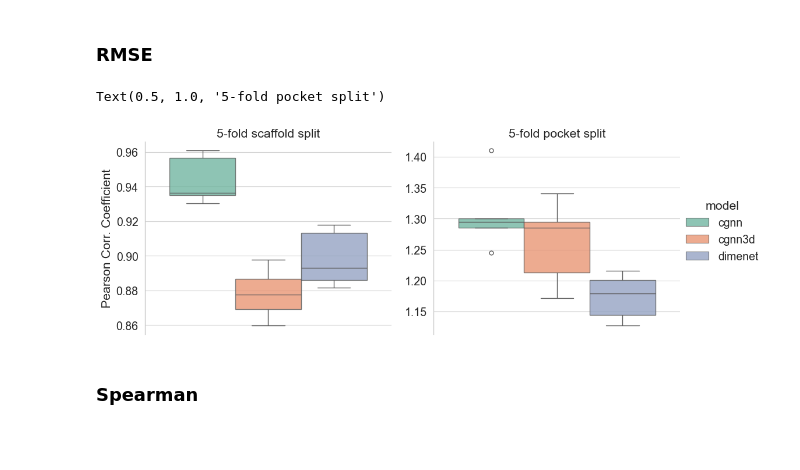
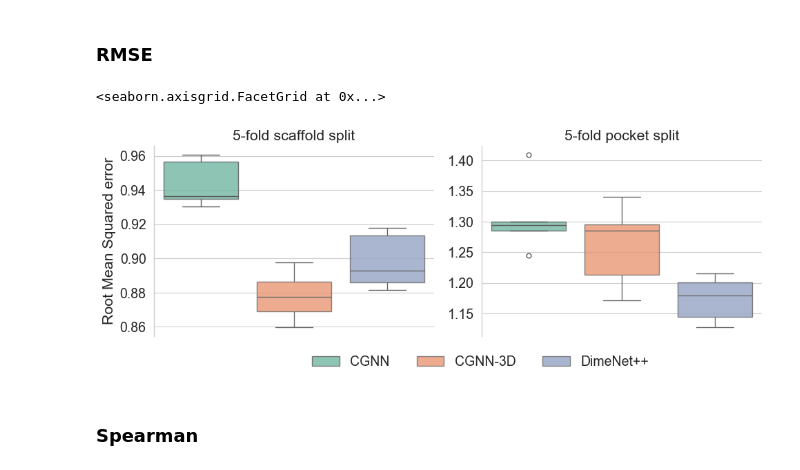
Before and after one commit to volkamerlab/pliar, a Jupyter notebook: notebooks/accuracy.ipynb, the cells around one changed output. Saved outputs shown, nothing was run; the diff lists cells and outputs as text; code cells hidden in the pictures; blank space fills up the shorter version.

Commit message:
modify rmse plot

```diff
--- a/notebooks/accuracy.ipynb
+++ b/notebooks/accuracy.ipynb
@@ -89,39 +90,51 @@ Text(0.5, 1.0, '5-fold pocket split')
 # %%
 sns.set_theme(context="paper", style="whitegrid", font_scale=1.6)
 
-grid = sns.catplot(
+grid = sns.FacetGrid(
     df_rmse,
     hue="model",
     hue_order=["cgnn", "cgnn3d", "dimenet"],
-    y="rmse",
     col="split_type",
     col_order=["scaffold", "pocket"],
-    kind="box",
     palette="Set2",
-    boxprops=dict(alpha=0.8),
-    sharey=False,
-    legend=True,
     height=4,
     aspect=1.3,
+    sharey=False,
+)
+grid.map_dataframe(
+    sns.boxplot,
+    x="model",
+    y="rmse",
+    boxprops=dict(alpha=0.8),
 )
 # grid.map_dataframe(
 #     sns.stripplot,
 #     y="pcc",
 #     hue="model",
 #     dodge=True,
 #     palette="Set2",
 #     edgecolor="black",
 #     linewidth=1,
 # )
 sns.despine(bottom=True)
 
 grid.axes[0][0].set_title("5-fold scaffold split")
-grid.axes[0][0].set_ylabel("Pearson Corr. Coefficient")
+grid.axes[0][0].set_ylabel("Root Mean Squared error")
 grid.axes[0][1].set_title("5-fold pocket split")
+grid.set_xlabels("")
+grid.set_xticklabels(["", "", ""])
+grid.add_legend(
+    title="",
+    ncols=3,
+    loc="center",
+    bbox_to_anchor=(0.0, 0.05, 0.8, 0.1),
+    labels=["CGNN", "CGNN-3D", "DimeNet++"],
+)
+
 # plt.legend(title="Model", labels=["CGNN", "CGNN-3D", "DimeNet++"])
 # %% [output]
-Text(0.5, 1.0, '5-fold pocket split')
+<seaborn.axisgrid.FacetGrid at 0x...>
-[figure, old version]
+[figure, new version]
 # %% [markdown]
 ### Spearman
 # %%
```
Also changed, not shown: parts of 2 cells of this notebook.
